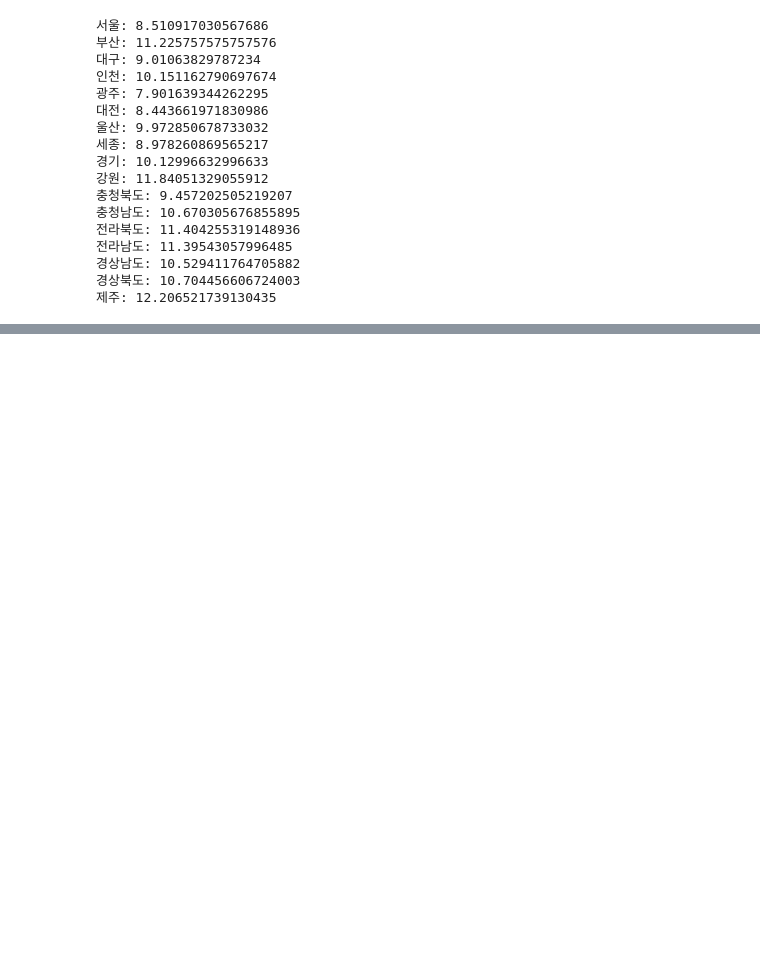
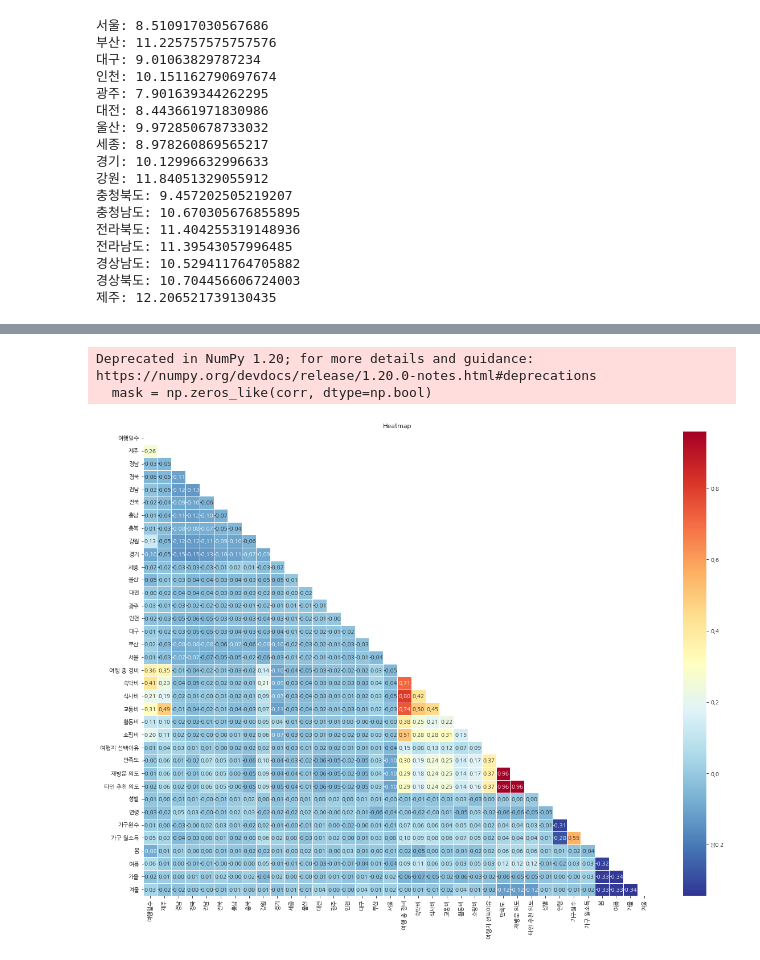
Before and after one commit to IctHBC/MJU_Data-Analysis, a Jupyter notebook: Data.ipynb, the cells around one changed output, grey strips where cells are left out. Drawn from its saved outputs; the diff is of its cells as text; code cells hidden in the pictures; blank space fills up the shorter version.

Commit message:
DataSet 정보 수정

```diff
--- a/Data.ipynb
+++ b/Data.ipynb
@@ -402,0 +337,4 @@ Deprecated in NumPy 1.20; for more details and guidance: https://numpy.org/devdo
+# %%
+data_set = data[["ID","stay","JEJU","KYUNG_S","KYUNG_N","JEON_S","JEON_N","CHOONG_S","CHOONG_N","GANGWON","KYUNGGI","SEJONG","ULSAN","DAEJEON","GWANGJU",
+"INCHEON","DAEGU","BUSAN","SEOUL","total_cost", "accom_cost","food_cost","transp_cost","activity_cost","shopping_cost","select_reason_2",
+            "Satify","revisit","recommend","BSEX_1","age","fam_num","earn_fam",'spring','summer','autumn','winter']]
@@ -402,0 +403,4 @@ Deprecated in NumPy 1.20; for more details and guidance: https://numpy.org/devdo
+# %%
+data_set1 = data_set.rename(columns={"ID":"ID","stay":"여행일수","JEJU":"제주","KYUNG_S":"경남","KYUNG_N":"경북","JEON_S":"전남","JEON_N":"전북","CHOONG_S":"충남","CHOONG_N":"충북","GANGWON":"강원","KYUNGGI":"경기","SEJONG":"세종","ULSAN":"울산","DAEJEON":"대전","GWANGJU":"광주",
+"INCHEON":"인천","DAEGU":"대구","BUSAN":"부산","SEOUL":"서울","total_cost":"여행 총 경비","accom_cost":"숙박비","food_cost":"식사비","transp_cost":"교통비","activity_cost":"활동비","shopping_cost":"쇼핑비","select_reason_2":"여행지 선택이유",
+            "Satify":"만족도","revisit":"재방문 의도","recommend":"타인 추천 의도","BSEX_1":"성별","age":"연령","fam_num":"가구원수","earn_fam":"가구 월소득","spring":"봄","summer":"여름","autumn":"가을","winter":"겨울"})
@@ -402,0 +441,26 @@ Deprecated in NumPy 1.20; for more details and guidance: https://numpy.org/devdo
+# %%
+import matplotlib as mpl
+mpl.rcParams['font.family'] = 'NanumGothic'
+# %%
+import matplotlib.pyplot as plt    # 모듈 불러오기
+### 상관계수 테이블
+corr = data_set1.corr()    # 'df'라는 데이터셋을 'corr'라는 이름의 상관계수 테이블로 저장
+### 상관계수 히트맵 그리기
+# 히트맵 사이즈 설정
+plt.figure(figsize = (20, 15))
+# 히트맵 형태 정의. 여기서는 삼각형 형태(위 쪽 삼각형에 True, 아래 삼각형에 False)
+mask = np.zeros_like(corr, dtype=np.bool)
+mask[np.triu_indices_from(mask)] = True
+# 히트맵 그리기
+sns.heatmap(data = corr,    # 'corr' = 상관계수 테이블
+            annot = True,  # 히트맵에 값 표시
+            mask=mask,   # 히트맵 형태. 여기서는 위에서 정의한 삼각형 형태
+            fmt = '.2f',   # 값 표시 방식. 소숫점 2번째자리까지
+            linewidths = 1.,  # 경계면 실선 구분 여부
+            cmap = 'RdYlBu_r')  # 사용할 색 지정 ('python colormap 검색')
+plt.title('Heatmap')
+plt.show()
+# %% [output]
+Deprecated in NumPy 1.20; for more details and guidance: https://numpy.org/devdocs/release/1.20.0-notes.html#deprecations
+  mask = np.zeros_like(corr, dtype=np.bool)
+[figure, added]
```
Also changed, not shown: parts of 30 cells of this notebook.
